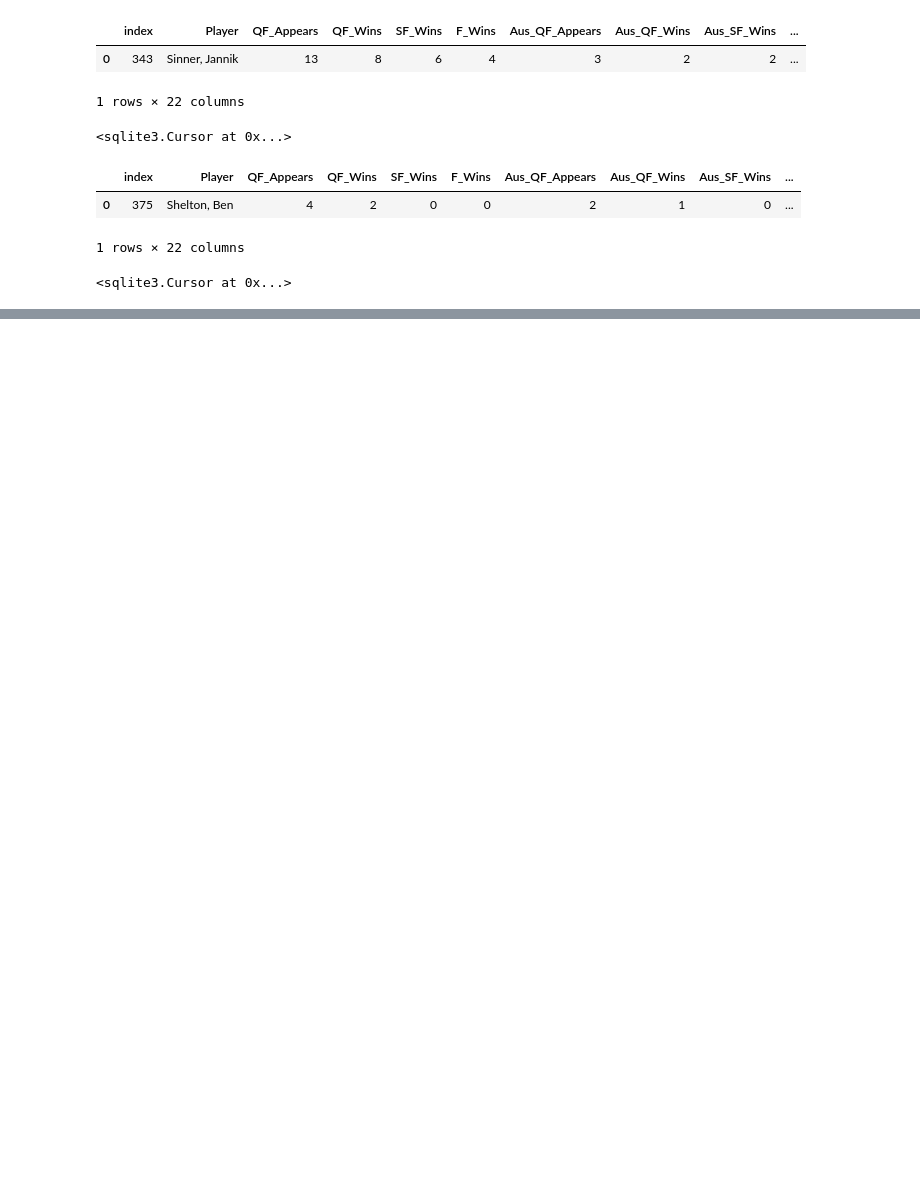
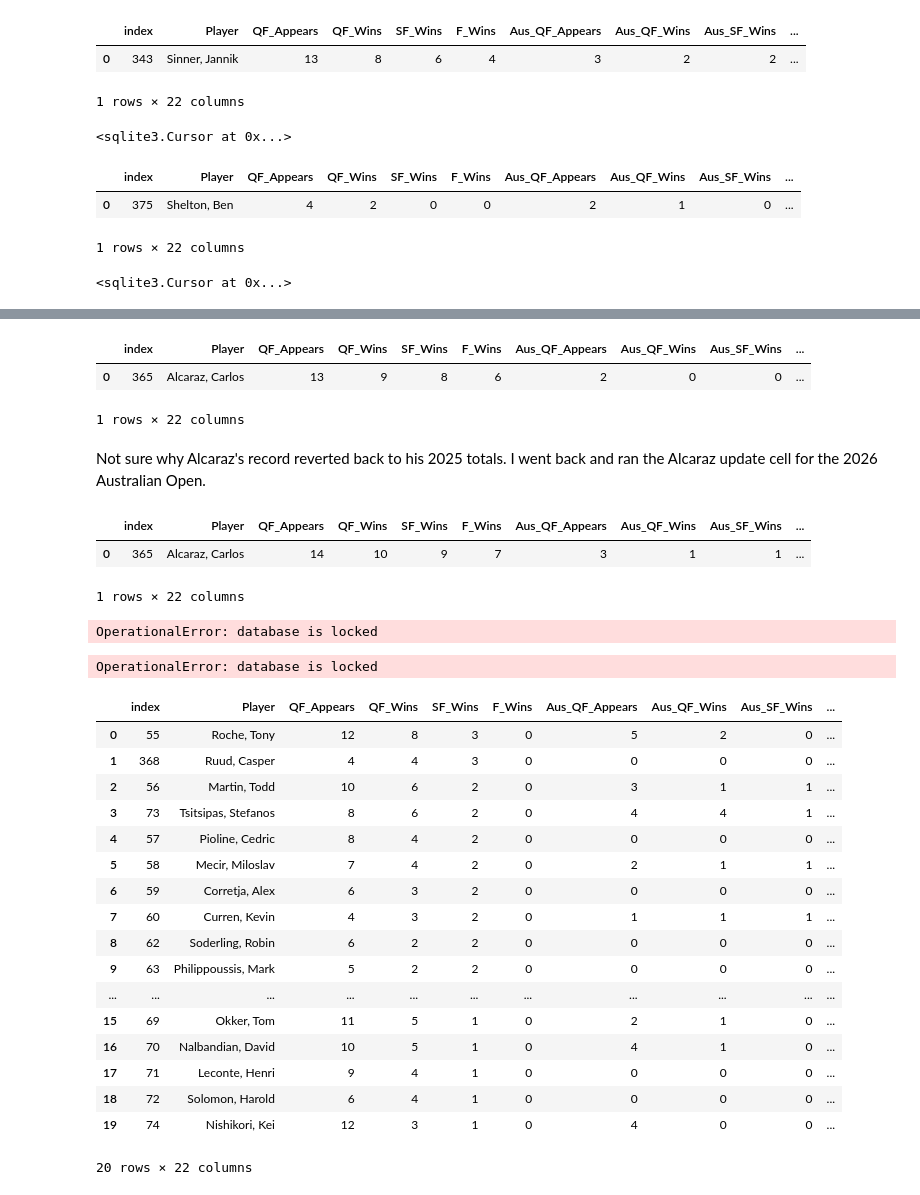
Before and after one commit to gadamico/Sports-Data, a Jupyter notebook: mens_singles_tennis/notebooks/tennis-db-updating-2026.ipynb, the cells around one changed output, grey strips where cells are left out. Cells and saved outputs as stored; diff of their text form; code cells hidden in the pictures; blank space fills up the shorter version.

```diff
--- a/mens_singles_tennis/notebooks/tennis-db-updating-2026.ipynb
+++ b/mens_singles_tennis/notebooks/tennis-db-updating-2026.ipynb
@@ -243,0 +566,34 @@ con.close()
+# %%
+pd.read_sql(
+    """
+    SELECT *
+    FROM mens_tennis
+    WHERE Player = 'Alcaraz, Carlos'
+    """
+    ,
+    con
+)
+# %% [output]
+|  | index | Player | QF_Appears | QF_Wins | SF_Wins | F_Wins | Aus_QF_Appears | Aus_QF_Wins | Aus_SF_Wins | ... |
+| 0 | 365 | Alcaraz, Carlos | 13 | 9 | 8 | 6 | 2 | 0 | 0 | ... |
+1 rows × 22 columns
+# %% [markdown]
+Not sure why Alcaraz's record reverted back to his 2025 totals. I went back and ran the Alcaraz update cell for the 2026 Australian Open.
+# %%
+pd.read_sql(
+    """
+    SELECT *
+    FROM mens_tennis
+    WHERE Player = 'Alcaraz, Carlos'
+    """
+    ,
+    con
+)
+# %% [output]
+|  | index | Player | QF_Appears | QF_Wins | SF_Wins | F_Wins | Aus_QF_Appears | Aus_QF_Wins | Aus_SF_Wins | ... |
+| 0 | 365 | Alcaraz, Carlos | 14 | 10 | 9 | 7 | 3 | 1 | 1 | ... |
+1 rows × 22 columns
+# %%
+con.commit()
+# %% [output]
+OperationalError: database is locked
@@ -243,0 +604,4 @@ con.close()
+# %%
+con.commit()
+# %% [output]
+OperationalError: database is locked
@@ -243,0 +610,35 @@ con.close()
+# %%
+con = sqlite3.connect('../data/tennis.db')
+# %%
+pd.read_sql(
+    """
+    SELECT *
+    FROM mens_tennis
+
+    WHERE F_Wins = 0
+    ORDER BY SF_Wins DESC, QF_Wins DESC, QF_Appears DESC
+
+    LIMIT 20
+    """
+    ,
+    con
+)
+# %% [output]
+|  | index | Player | QF_Appears | QF_Wins | SF_Wins | F_Wins | Aus_QF_Appears | Aus_QF_Wins | Aus_SF_Wins | ... |
+| 0 | 55 | Roche, Tony | 12 | 8 | 3 | 0 | 5 | 2 | 0 | ... |
+| 1 | 368 | Ruud, Casper | 4 | 4 | 3 | 0 | 0 | 0 | 0 | ... |
+| 2 | 56 | Martin, Todd | 10 | 6 | 2 | 0 | 3 | 1 | 1 | ... |
+| 3 | 73 | Tsitsipas, Stefanos | 8 | 6 | 2 | 0 | 4 | 4 | 1 | ... |
+| 4 | 57 | Pioline, Cedric | 8 | 4 | 2 | 0 | 0 | 0 | 0 | ... |
+| 5 | 58 | Mecir, Miloslav | 7 | 4 | 2 | 0 | 2 | 1 | 1 | ... |
+| 6 | 59 | Corretja, Alex | 6 | 3 | 2 | 0 | 0 | 0 | 0 | ... |
+| 7 | 60 | Curren, Kevin | 4 | 3 | 2 | 0 | 1 | 1 | 1 | ... |
+| 8 | 62 | Soderling, Robin | 6 | 2 | 2 | 0 | 0 | 0 | 0 | ... |
+| 9 | 63 | Philippoussis, Mark | 5 | 2 | 2 | 0 | 0 | 0 | 0 | ... |
+| ... | ... | ... | ... | ... | ... | ... | ... | ... | ... | ... |
+| 15 | 69 | Okker, Tom | 11 | 5 | 1 | 0 | 2 | 1 | 0 | ... |
+| 16 | 70 | Nalbandian, David | 10 | 5 | 1 | 0 | 4 | 1 | 0 | ... |
+| 17 | 71 | Leconte, Henri | 9 | 4 | 1 | 0 | 0 | 0 | 0 | ... |
+| 18 | 72 | Solomon, Harold | 6 | 4 | 1 | 0 | 0 | 0 | 0 | ... |
+| 19 | 74 | Nishikori, Kei | 12 | 3 | 1 | 0 | 4 | 0 | 0 | ... |
+20 rows × 22 columns
```
Also changed, not shown: parts of 31 cells of this notebook, 5 other files.
